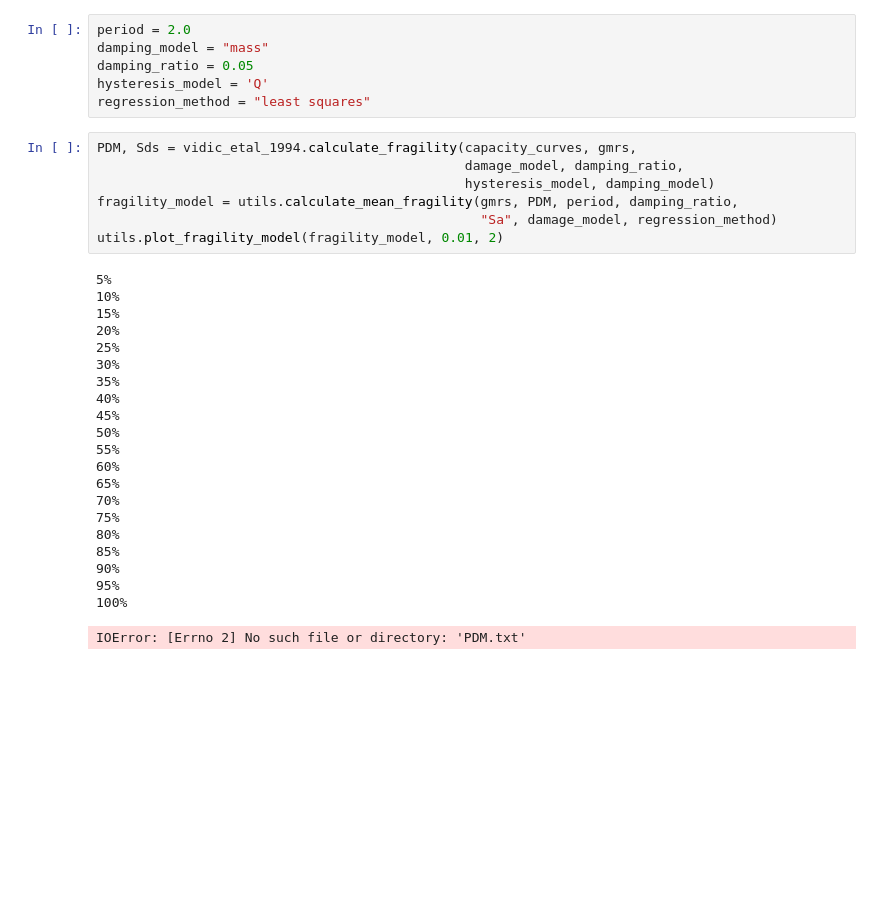
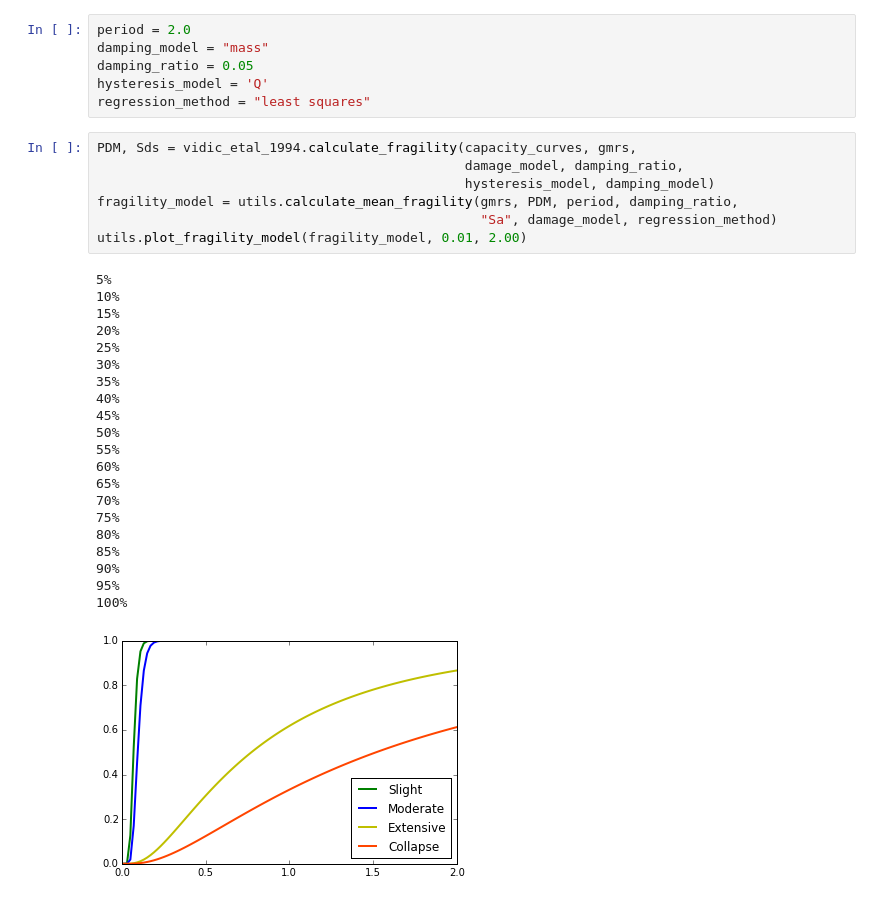
Before and after one commit to GEMScienceTools/rmtk, a Jupyter notebook: rmtk/vulnerability/derivation_fragility/equivalent_linearization/vidic_etal_1994/vidic_etal_1994.ipynb, the cells around one changed output. Drawn from its saved outputs; the diff is of its cells as text; blank space fills up the shorter version.

```diff
--- a/rmtk/vulnerability/derivation_fragility/equivalent_linearization/vidic_etal_1994/vidic_etal_1994.ipynb
+++ b/rmtk/vulnerability/derivation_fragility/equivalent_linearization/vidic_etal_1994/vidic_etal_1994.ipynb
@@ -70,29 +70,29 @@ regression_method = "least squares"
 # %%
 PDM, Sds = vidic_etal_1994.calculate_fragility(capacity_curves, gmrs,
                                                damage_model, damping_ratio,
                                                hysteresis_model, damping_model)
 fragility_model = utils.calculate_mean_fragility(gmrs, PDM, period, damping_ratio,
                                                  "Sa", damage_model, regression_method)
-utils.plot_fragility_model(fragility_model, 0.01, 2)
+utils.plot_fragility_model(fragility_model, 0.01, 2.00)
 # %% [output]
 5%
 10%
 15%
 20%
 25%
 30%
 35%
 40%
 45%
 50%
 55%
 60%
 65%
 70%
 75%
 80%
 85%
 90%
 95%
 100%
-IOError: [Errno 2] No such file or directory: 'PDM.txt'
+[figure, added]
```
Also changed, not shown: 4 other files.
